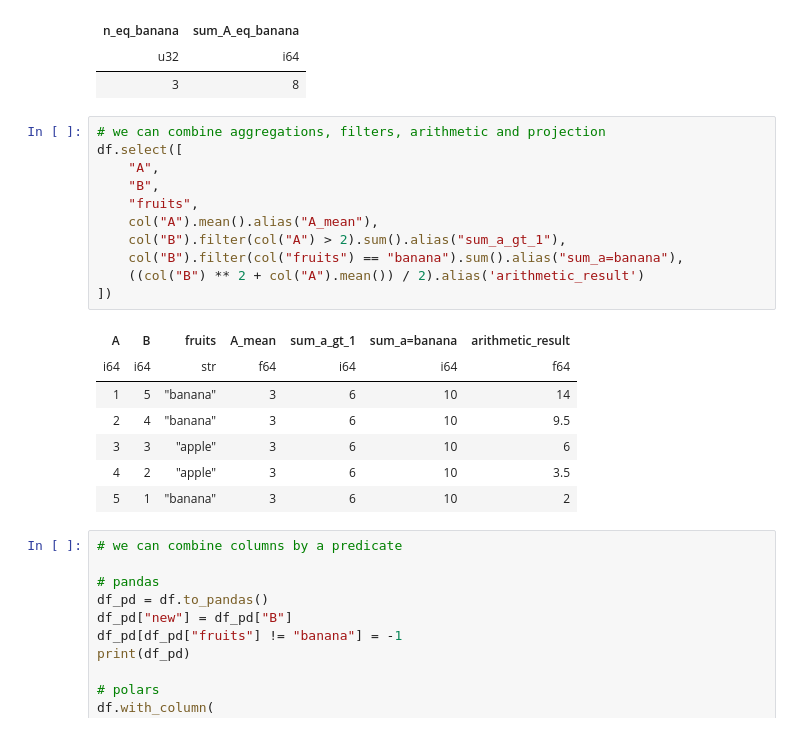
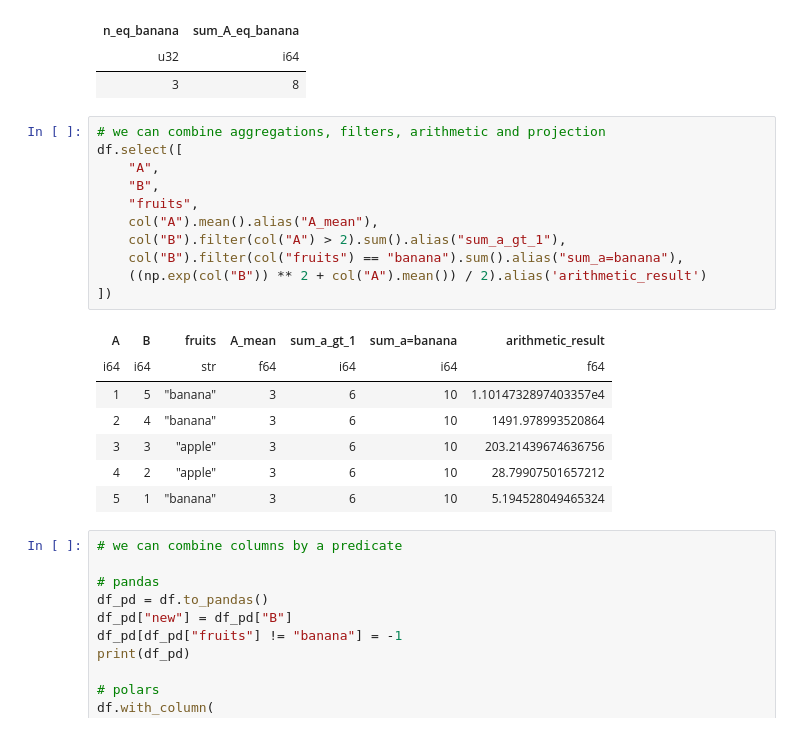
Before and after one commit to pola-rs/presentations, a Jupyter notebook: pydata-global_28-10-2021/pres.ipynb, the cells around one changed output. Drawn from its saved outputs; the diff is of its cells as text.

```diff
--- a/pydata-global_28-10-2021/pres.ipynb
+++ b/pydata-global_28-10-2021/pres.ipynb
@@ -259,22 +259,22 @@ eq_banana = col("fruits") == "banana"
 # %%
 # we can combine aggregations, filters, arithmetic and projection
 df.select([
     "A",
     "B",
     "fruits",
     col("A").mean().alias("A_mean"),
     col("B").filter(col("A") > 2).sum().alias("sum_a_gt_1"),
     col("B").filter(col("fruits") == "banana").sum().alias("sum_a=banana"),
-    ((col("B") ** 2 + col("A").mean()) / 2).alias('arithmetic_result')
+    ((np.exp(col("B")) ** 2 + col("A").mean()) / 2).alias('arithmetic_result')
 ])
 # %% [output]
 | A | B | fruits | A_mean | sum_a_gt_1 | sum_a=banana | arithmetic_result |
 | i64 | i64 | str | f64 | i64 | i64 | f64 |
-| 1 | 5 | "banana" | 3 | 6 | 10 | 14 |
-| 2 | 4 | "banana" | 3 | 6 | 10 | 9.5 |
-| 3 | 3 | "apple" | 3 | 6 | 10 | 6 |
-| 4 | 2 | "apple" | 3 | 6 | 10 | 3.5 |
-| 5 | 1 | "banana" | 3 | 6 | 10 | 2 |
+| 1 | 5 | "banana" | 3 | 6 | 10 | 1.1014732897403357e4 |
+| 2 | 4 | "banana" | 3 | 6 | 10 | 1491.978993520864 |
+| 3 | 3 | "apple" | 3 | 6 | 10 | 203.21439674636756 |
+| 4 | 2 | "apple" | 3 | 6 | 10 | 28.79907501657212 |
+| 5 | 1 | "banana" | 3 | 6 | 10 | 5.194528049465324 |
 # %%
 # we can combine columns by a predicate
 
```
Also changed, not shown: parts of 9 cells of this notebook, 2 other files.
